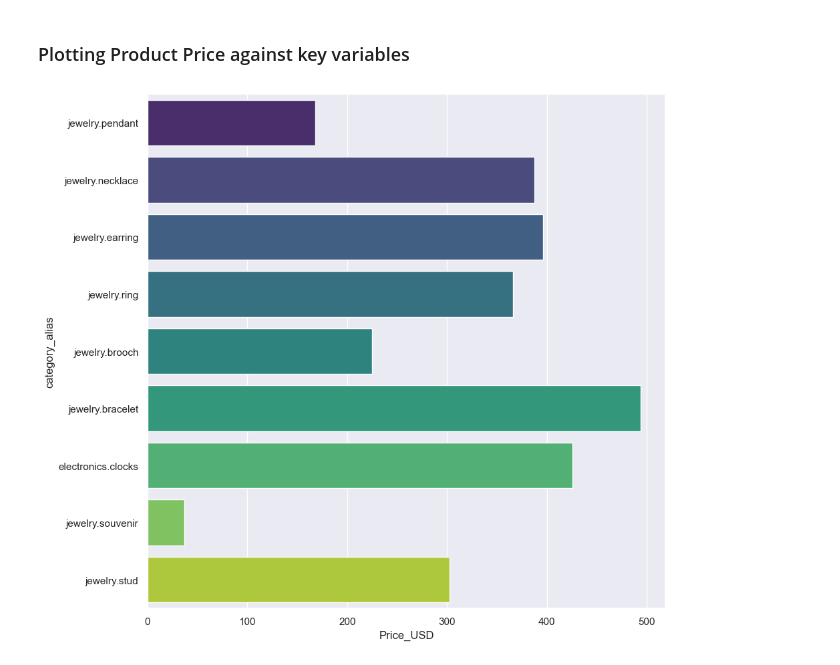
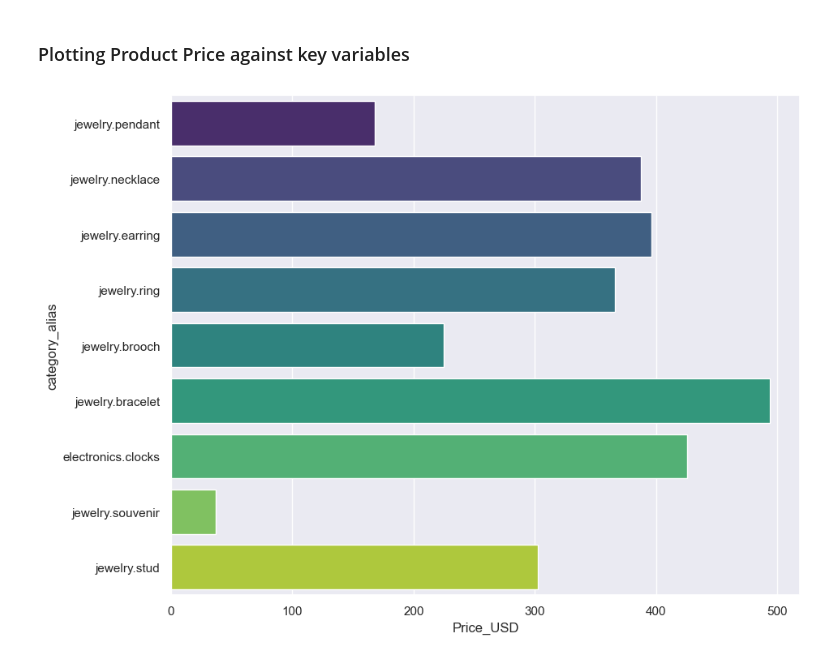
Before and after one commit to KP-Black/jewelry-price-optimisation, a Jupyter notebook: Notebooks/Jewelry price optimisation.ipynb, the cells around one changed output. Saved outputs shown, nothing was run; the diff lists cells and outputs as text; code cells hidden in the pictures.

Commit message:
Visual Analysis

```diff
--- a/Notebooks/Jewelry price optimisation.ipynb
+++ b/Notebooks/Jewelry price optimisation.ipynb
@@ -333,15 +333,15 @@ from matplotlib import pyplot as plt
 ### Plotting Product Price against key variables
 # %%
 # 1. Bar chart of price against Product Category
-plt.figure(figsize=(10,10))
+plt.figure(figsize=(10,8))
 sns.barplot(y= data_with_drop_column["category_alias"],
             x = data_with_drop_column["Price_USD"],
             data = data_with_drop_column,
             order = data_with_drop_column["category_alias"],
             palette = "viridis",
             hue ="category_alias",
             errorbar=None)
 
 plt.show()
 # %% [output]
-[figure, old version]
+[figure, new version]
```
Also changed, not shown: parts of 2 cells of this notebook.
